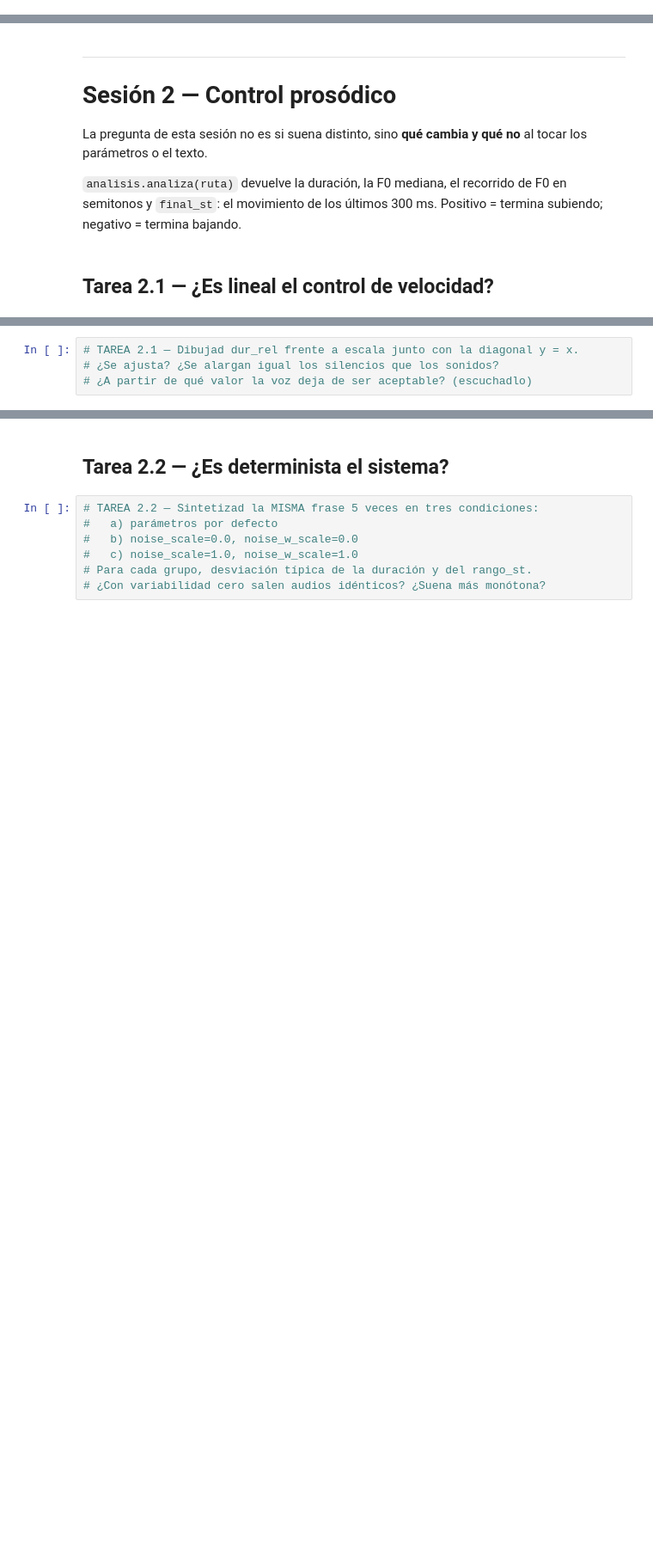
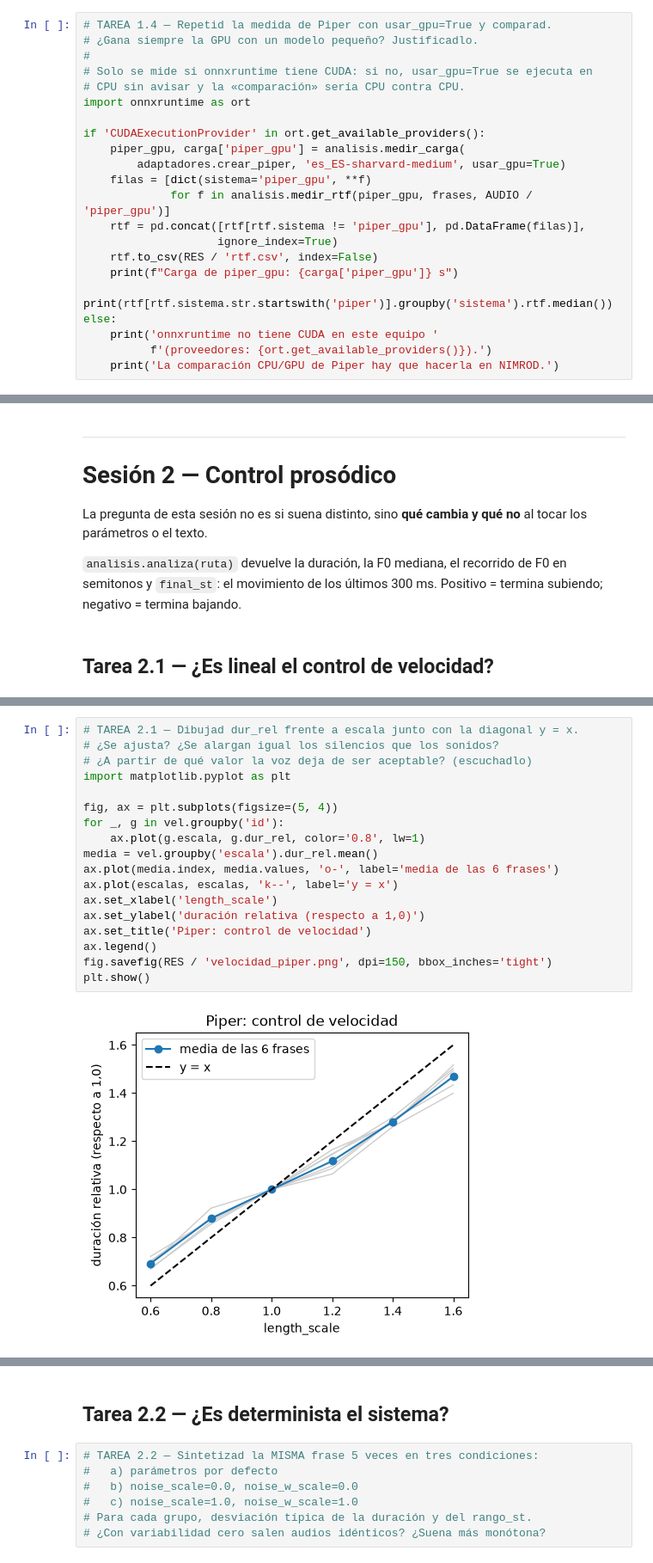
Before and after one commit to nmiryamn/repo-p1, a Jupyter notebook: p1_plantilla.ipynb, the cells around one changed output, grey strips where cells are left out. Shown at 86% size. Saved outputs shown, nothing was run; the diff lists cells and outputs as text; blank space fills up the shorter version.

```diff
--- a/p1_plantilla.ipynb
+++ b/p1_plantilla.ipynb
@@ -129,0 +217,22 @@ print(f'Carga de Piper: {t_piper} s')
+# %%
+# TAREA 1.4 — Repetid la medida de Piper con usar_gpu=True y comparad.
+# ¿Gana siempre la GPU con un modelo pequeño? Justificadlo.
+#
+# Solo se mide si onnxruntime tiene CUDA: si no, usar_gpu=True se ejecuta en
+# CPU sin avisar y la «comparación» sería CPU contra CPU.
+import onnxruntime as ort
+
+if 'CUDAExecutionProvider' in ort.get_available_providers():
+    piper_gpu, carga['piper_gpu'] = analisis.medir_carga(
+        adaptadores.crear_piper, 'es_ES-sharvard-medium', usar_gpu=True)
+    filas = [dict(sistema='piper_gpu', **f)
+             for f in analisis.medir_rtf(piper_gpu, frases, AUDIO / 'piper_gpu')]
+    rtf = pd.concat([rtf[rtf.sistema != 'piper_gpu'], pd.DataFrame(filas)],
+                    ignore_index=True)
+    rtf.to_csv(RES / 'rtf.csv', index=False)
+    print(f"Carga de piper_gpu: {carga['piper_gpu']} s")
+    print(rtf[rtf.sistema.str.startswith('piper')].groupby('sistema').rtf.median())
+else:
+    print('onnxruntime no tiene CUDA en este equipo '
+          f'(proveedores: {ort.get_available_providers()}).')
+    print('La comparación CPU/GPU de Piper hay que hacerla en NIMROD.')
@@ -158,4 +317,20 @@ vel.groupby('escala').dur_rel.mean().round(3)
 # %%
 # TAREA 2.1 — Dibujad dur_rel frente a escala junto con la diagonal y = x.
 # ¿Se ajusta? ¿Se alargan igual los silencios que los sonidos?
 # ¿A partir de qué valor la voz deja de ser aceptable? (escuchadlo)
+import matplotlib.pyplot as plt
+
+fig, ax = plt.subplots(figsize=(5, 4))
+for _, g in vel.groupby('id'):
+    ax.plot(g.escala, g.dur_rel, color='0.8', lw=1)
+media = vel.groupby('escala').dur_rel.mean()
+ax.plot(media.index, media.values, 'o-', label='media de las 6 frases')
+ax.plot(escalas, escalas, 'k--', label='y = x')
+ax.set_xlabel('length_scale')
+ax.set_ylabel('duración relativa (respecto a 1,0)')
+ax.set_title('Piper: control de velocidad')
+ax.legend()
+fig.savefig(RES / 'velocidad_piper.png', dpi=150, bbox_inches='tight')
+plt.show()
+# %% [output]
+[figure, added]
```
Also changed, not shown: parts of 17 cells of this notebook, 9 other files.
